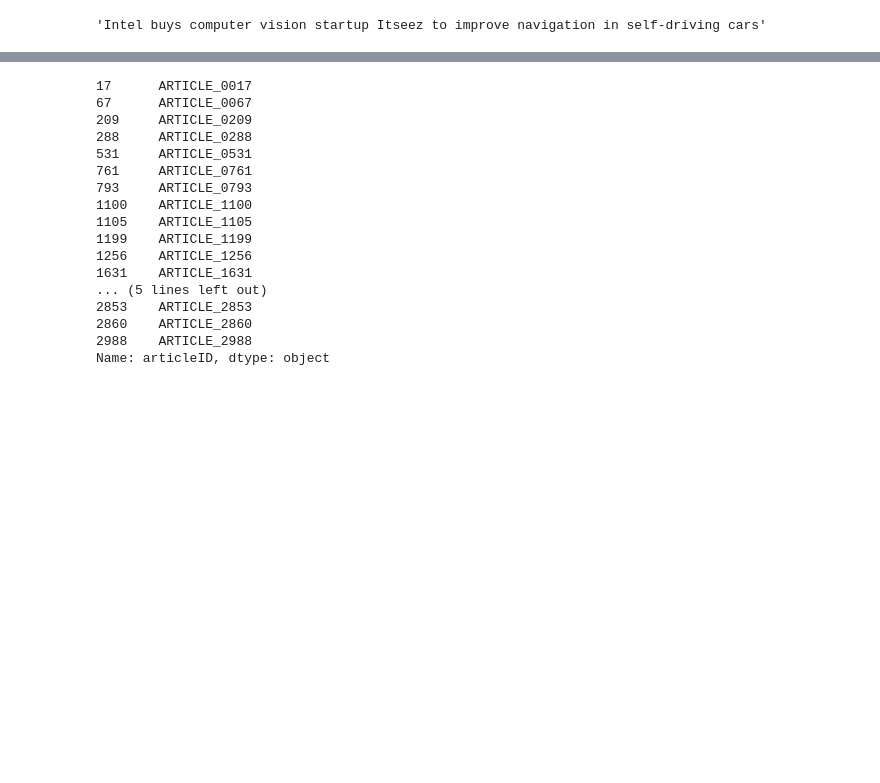
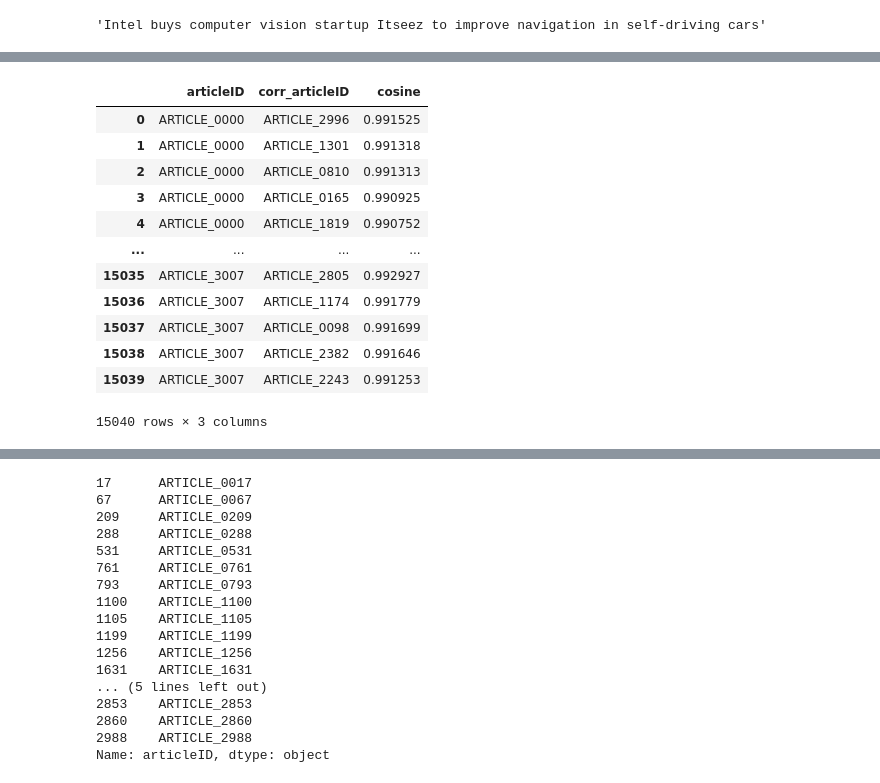
Before and after one commit to jjh0987/MyProject, a Jupyter notebook: pythonProject/dacon/article-reco/Untitled.ipynb, the cells around one changed output, grey strips where cells are left out. Drawn from its saved outputs; the diff is of its cells as text; code cells hidden in the pictures; blank space fills up the shorter version.

```diff
--- a/pythonProject/dacon/article-reco/Untitled.ipynb
+++ b/pythonProject/dacon/article-reco/Untitled.ipynb
@@ -130,3 +301,19 @@ array([[0.93891215]], dtype=float32)
+# %%
+pd.read_csv('./contents_relation.csv',index_col=0)
+# %% [output]
+|  | articleID | corr_articleID | cosine |
+| 0 | ARTICLE_0000 | ARTICLE_2996 | 0.991525 |
+| 1 | ARTICLE_0000 | ARTICLE_1301 | 0.991318 |
+| 2 | ARTICLE_0000 | ARTICLE_0810 | 0.991313 |
+| 3 | ARTICLE_0000 | ARTICLE_0165 | 0.990925 |
+| 4 | ARTICLE_0000 | ARTICLE_1819 | 0.990752 |
+| ... | ... | ... | ... |
+| 15035 | ARTICLE_3007 | ARTICLE_2805 | 0.992927 |
+| 15036 | ARTICLE_3007 | ARTICLE_1174 | 0.991779 |
+| 15037 | ARTICLE_3007 | ARTICLE_0098 | 0.991699 |
+| 15038 | ARTICLE_3007 | ARTICLE_2382 | 0.991646 |
+| 15039 | ARTICLE_3007 | ARTICLE_2243 | 0.991253 |
+15040 rows × 3 columns
 # %%
 remain = view_log_train.articleID.value_counts().keys()
 remain = set(remain)
```
Also changed, not shown: parts of 18 cells of this notebook, 1 other file.
